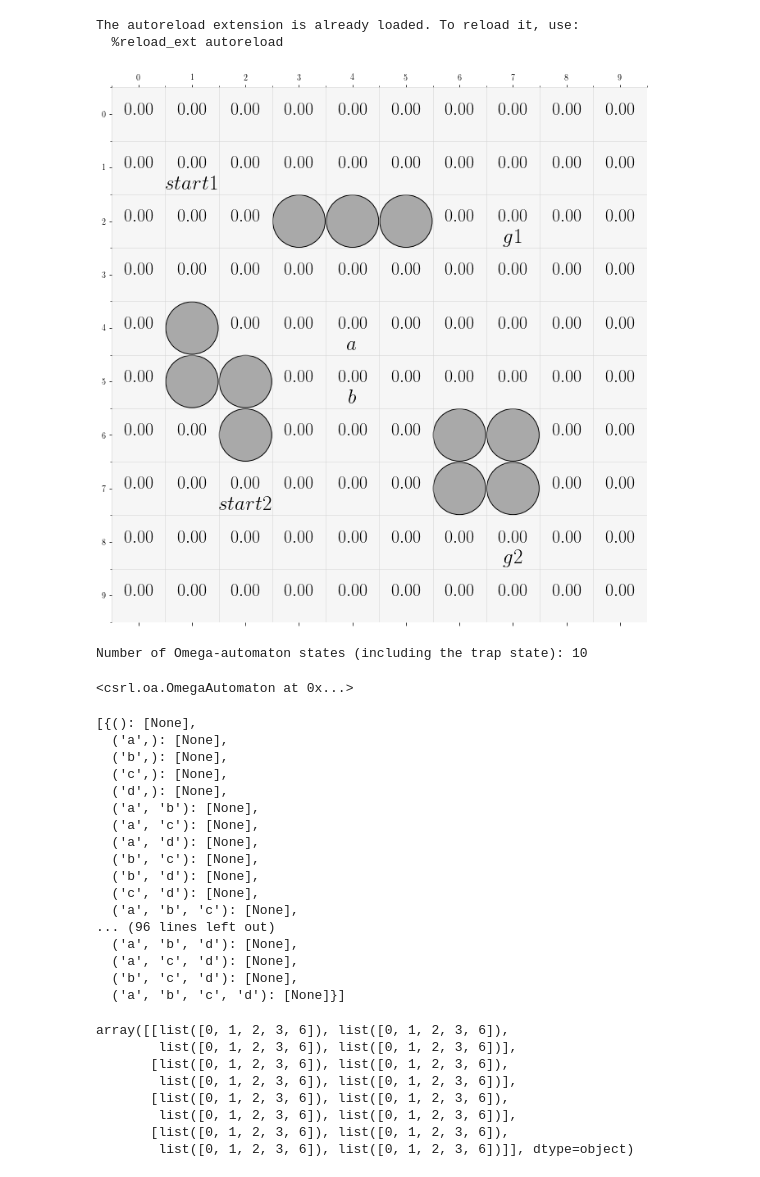
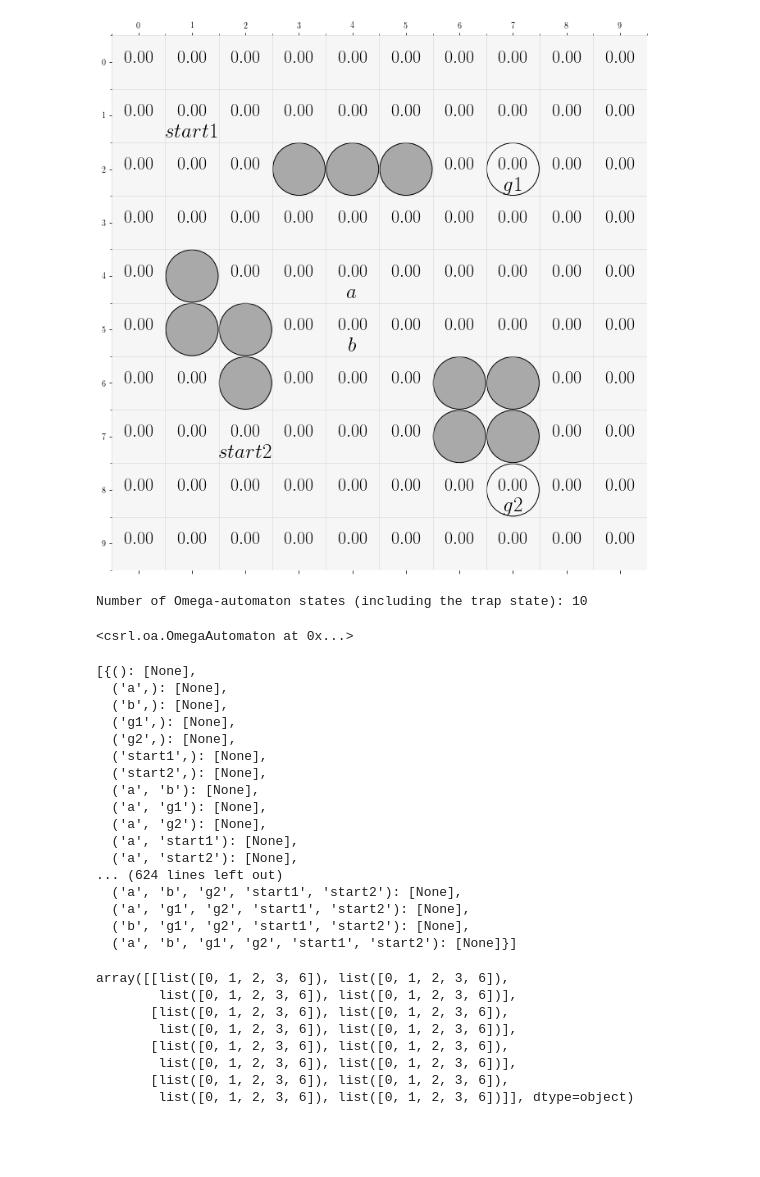
Before and after one commit to IngyN/macsrl, a Jupyter notebook: shared_oa_benchmark2.ipynb, the cells around one changed output. Drawn from its saved outputs; the diff is of its cells as text; code cells hidden in the pictures; blank space fills up the shorter version.

```diff
--- a/shared_oa_benchmark2.ipynb
+++ b/shared_oa_benchmark2.ipynb
@@ -4,38 +4,36 @@
 %autoreload 2
 from csrl.mdp import GridMDP
 import numpy as np
 from copy import deepcopy
 
 shape = n_rows, n_cols = (10,10)
 
 structure = np.array([
 ['E','E','E','E','E','E','E','E','E','E'],
 ['E','E','E','E','E','E','E','E','E','E'],
-['E','E','E','B','B','B','E','E','E','E'],
+['E','E','E','B','B','B','E','T','E','E'],
 ['E','E','E','E','E','E','E','E','E','E'],
 ['E','B','E','E','E','E','E','E','E','E'],
 ['E','B','B','E','E','E','E','E','E','E'],
 ['E','E','B','E','E','E','B','B','E','E'],
 ['E','E','E','E','E','E','B','B','E','E'],
-['E','E','E','E','E','E','E','E','E','E'],
+['E','E','E','E','E','E','E','T','E','E'],
 ['E','E','E','E','E','E','E','E','E','E']
 ])
 
 label = np.empty(shape,dtype=object)
 label.fill(())
 label[4,4] = ('a',)
 label[5,4] = ('b',)
 label[1,1] = ('start1',)
 label[7,2] = ('start2',)
 label[8,7] = ('g2',)
 label[2,7] = ('g1',)
 
 grid_mdp = GridMDP(shape=shape,structure=structure,label=label,figsize=12, p=0.8)
 grid_mdp.plot()
 # %% [output]
-The autoreload extension is already loaded. To reload it, use:
-  %reload_ext autoreload
-[figure, old version]
+[figure, new version]
 # %%
 from csrl.oa import OmegaAutomaton
 
@@ -59,20 +57,20 @@ oa1.acc
 [{(): [None],
   ('a',): [None],
   ('b',): [None],
-  ('c',): [None],
-  ('d',): [None],
+  ('g1',): [None],
+  ('g2',): [None],
+  ('start1',): [None],
+  ('start2',): [None],
   ('a', 'b'): [None],
-  ('a', 'c'): [None],
-  ('a', 'd'): [None],
-  ('b', 'c'): [None],
-  ('b', 'd'): [None],
-  ('c', 'd'): [None],
-  ('a', 'b', 'c'): [None],
-... (96 lines left out)
-  ('a', 'b', 'd'): [None],
-  ('a', 'c', 'd'): [None],
-  ('b', 'c', 'd'): [None],
-  ('a', 'b', 'c', 'd'): [None]}]
+  ('a', 'g1'): [None],
+  ('a', 'g2'): [None],
+  ('a', 'start1'): [None],
+  ('a', 'start2'): [None],
+... (624 lines left out)
+  ('a', 'b', 'g2', 'start1', 'start2'): [None],
+  ('a', 'g1', 'g2', 'start1', 'start2'): [None],
+  ('b', 'g1', 'g2', 'start1', 'start2'): [None],
+  ('a', 'b', 'g1', 'g2', 'start1', 'start2'): [None]}]
 # %%
 from csrl import ControlSynthesis
 import numpy as np
```
Also changed, not shown: parts of 5 cells of this notebook, 34 other files.
